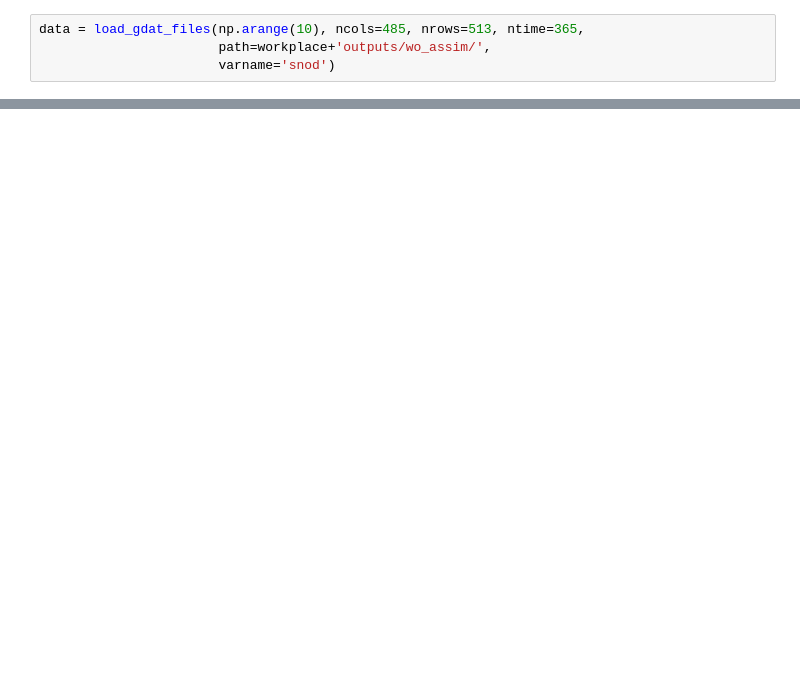
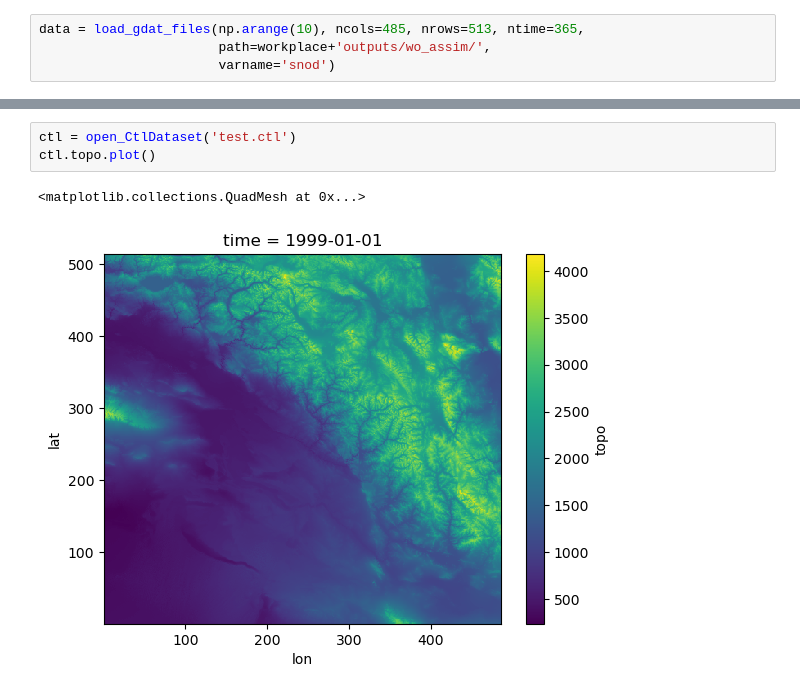
Before and after one commit to wk1984/Parallel-SnowModel-1.0, a Jupyter notebook: Read_SnowModel_Parallel.ipynb, the cells around one changed output, grey strips where cells are left out. Cells and saved outputs as stored; diff of their text form; blank space fills up the shorter version.

```diff
--- a/Read_SnowModel_Parallel.ipynb
+++ b/Read_SnowModel_Parallel.ipynb
@@ -55,0 +91,6 @@ plt.colorbar(extend = 'max')
+# %%
+ctl = open_CtlDataset('test.ctl')
+ctl.topo.plot()
+# %% [output]
+<matplotlib.collections.QuadMesh at 0x...>
+[figure, added]
```
Also changed, not shown: parts of 11 cells of this notebook.
